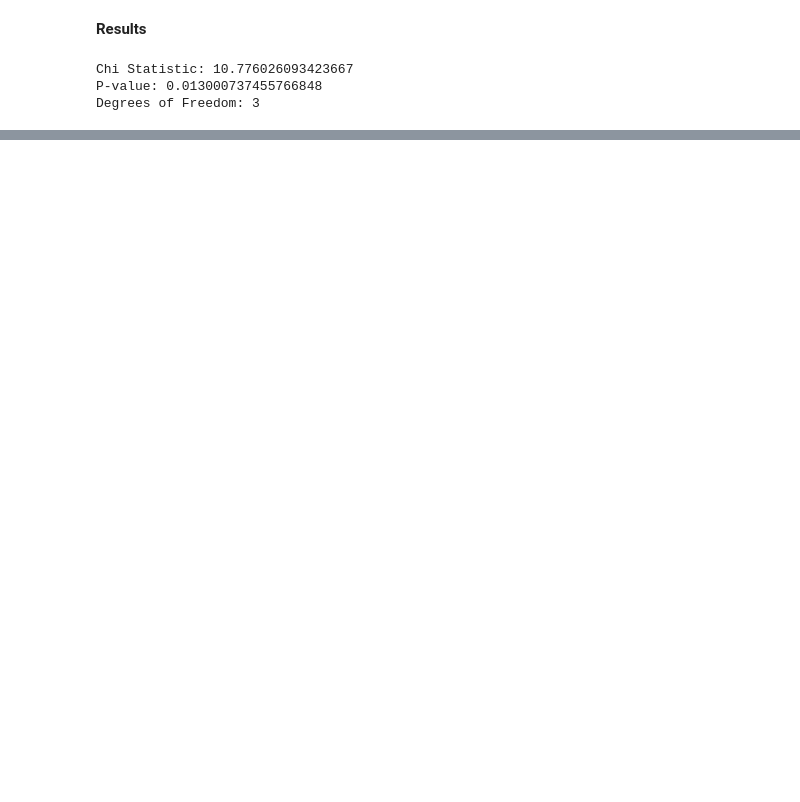
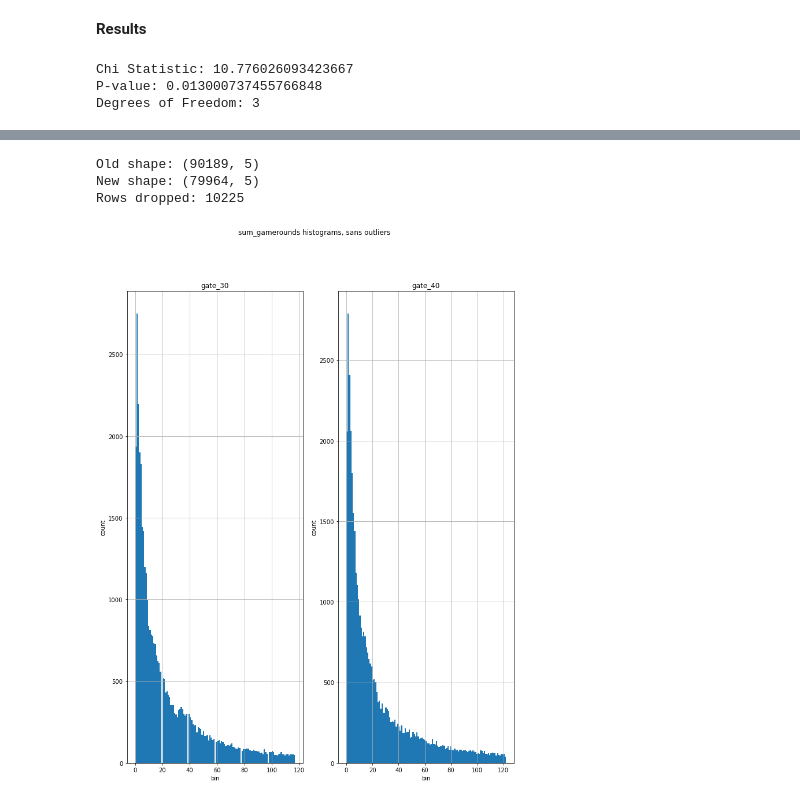
Before and after one commit to parkernisbet/game-ab-testing, a Jupyter notebook: game_ab_testing.ipynb, the cells around one changed output, grey strips where cells are left out. Saved outputs shown, nothing was run; the diff lists cells and outputs as text; code cells hidden in the pictures; blank space fills up the shorter version.

```diff
--- a/game_ab_testing.ipynb
+++ b/game_ab_testing.ipynb
@@ -216,0 +247,34 @@ of the null hypothesis; version and retention have a dependent relationship.
+# %%
+# removing outliers
+df = pd.read_csv('cookie_cats.csv')
+old_shape = df.shape
+for group in ['gate_30', 'gate_40']:
+    q25, q75 = np.percentile(df.query('version == @group').sum_gamerounds, [25, 75],
+        interpolation = 'midpoint')
+    iqr = q75 - q25
+    q_hi = q75 + 1.5*iqr
+    q_lo = q25 - 1.5*iqr
+    df = df.query('(version != @group) or (version == @group and @q_lo < sum_gamerounds < @q_hi)')
+df.reset_index(inplace = True, drop = True)
+print(f'Old shape: {old_shape}\nNew shape: {df.shape}\nRows dropped: {old_shape[0] - df.shape[0]}')
+# %% [output]
+Old shape: (90189, 5)
+New shape: (79964, 5)
+Rows dropped: 10225
+# %%
+# distribution histogram
+bins = df.sum_gamerounds.nunique()
+fig, (ax1, ax2) = plt.subplots(1, 2)
+fig.set_size_inches(12, 15)
+df[df.version == 'gate_30'].sum_gamerounds.hist(bins = bins, ax = ax1)
+df[df.version == 'gate_40'].sum_gamerounds.hist(bins = bins, ax = ax2)
+fig.suptitle('sum_gamerounds histograms, sans outliers')
+ax1.set_title('gate_30')
+ax1.set_xlabel('bin')
+ax1.set_ylabel('count')
+ax2.set_title('gate_40')
+ax2.set_xlabel('bin')
+ax2.set_ylabel('count')
+plt.show()
+# %% [output]
+[figure, added]
```
Also changed, not shown: parts of 20 cells of this notebook.
